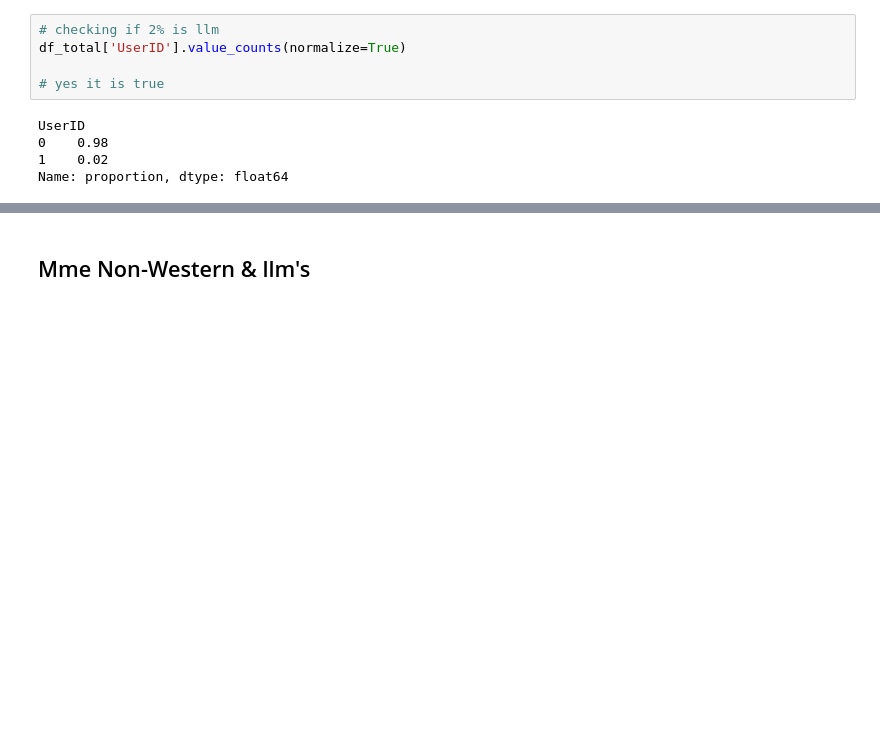
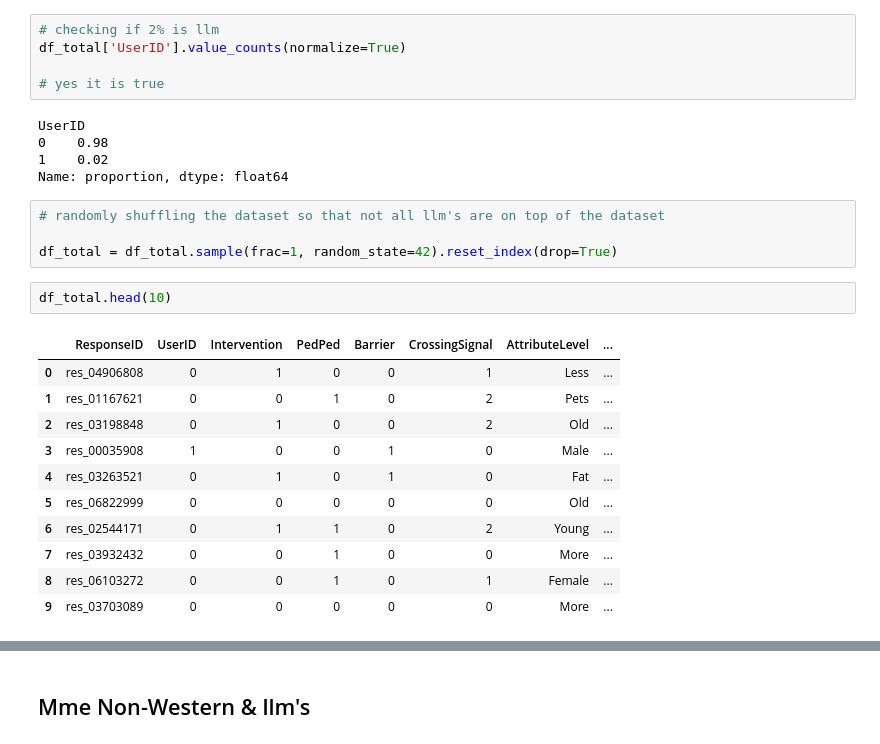
Before and after one commit to Moral-Machine-2024/Emmakuipers, a Jupyter notebook: pre_processing.ipynb, the cells around one changed output, grey strips where cells are left out. Drawn from its saved outputs; the diff is of its cells as text; blank space fills up the shorter version.

```diff
--- a/pre_processing.ipynb
+++ b/pre_processing.ipynb
@@ -140,3 +189,21 @@ UserID
 0    0.98
 1    0.02
 Name: proportion, dtype: float64
+# %%
+# randomly shuffling the dataset so that not all llm's are on top of the dataset
+
+df_total = df_total.sample(frac=1, random_state=42).reset_index(drop=True)
+# %%
+df_total.head(10)
+# %% [output]
+|  | ResponseID | UserID | Intervention | PedPed | Barrier | CrossingSignal | AttributeLevel | ... |
+| 0 | res_04906808 | 0 | 1 | 0 | 0 | 1 | Less | ... |
+| 1 | res_01167621 | 0 | 0 | 1 | 0 | 2 | Pets | ... |
+| 2 | res_03198848 | 0 | 1 | 0 | 0 | 2 | Old | ... |
+| 3 | res_00035908 | 1 | 0 | 0 | 1 | 0 | Male | ... |
+| 4 | res_03263521 | 0 | 1 | 0 | 1 | 0 | Fat | ... |
+| 5 | res_06822999 | 0 | 0 | 0 | 0 | 0 | Old | ... |
+| 6 | res_02544171 | 0 | 1 | 1 | 0 | 2 | Young | ... |
+| 7 | res_03932432 | 0 | 0 | 1 | 0 | 0 | More | ... |
+| 8 | res_06103272 | 0 | 0 | 1 | 0 | 1 | Female | ... |
+| 9 | res_03703089 | 0 | 0 | 0 | 0 | 0 | More | ... |
```
Also changed, not shown: parts of 32 cells of this notebook, 3 other files.
